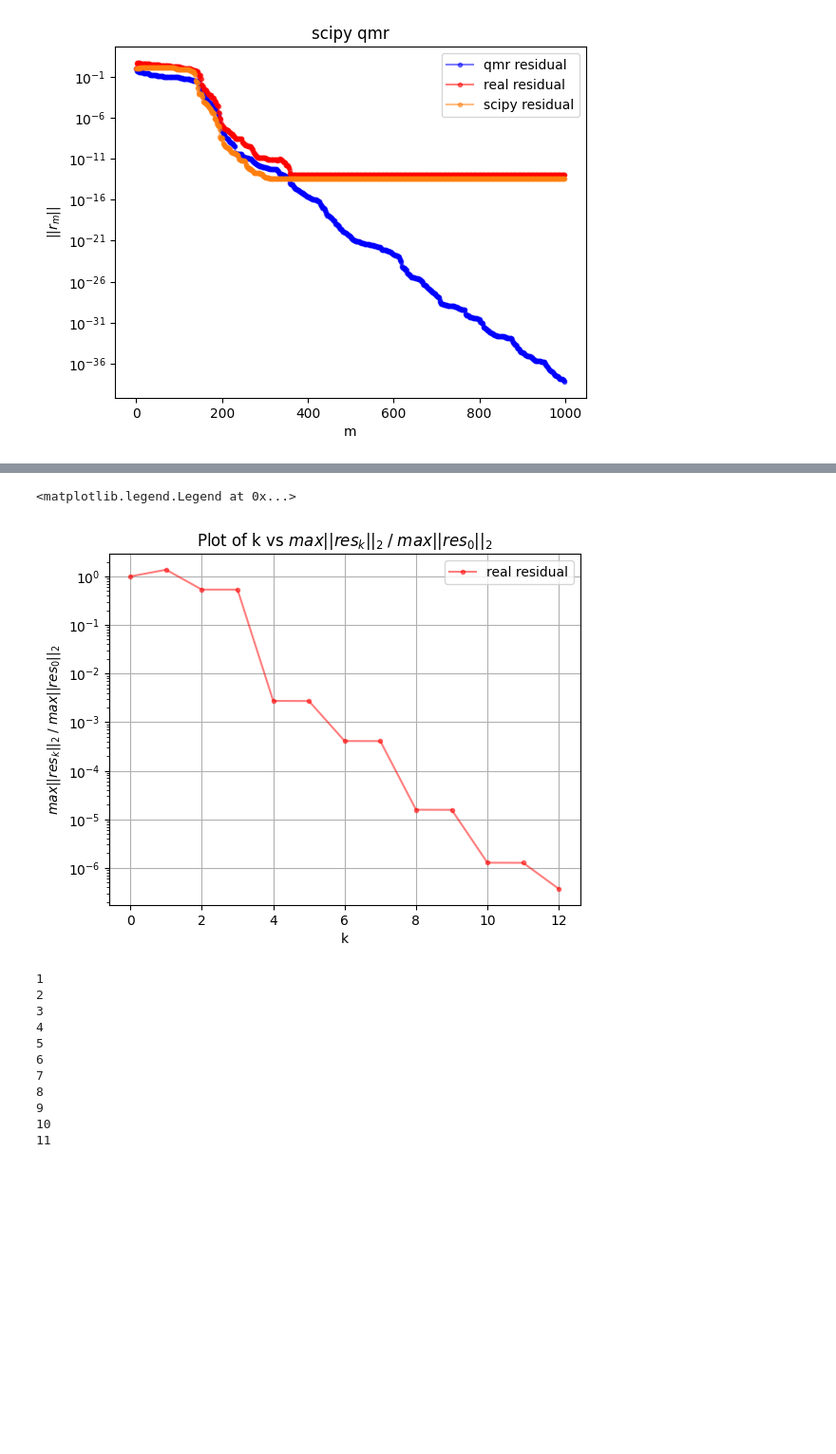
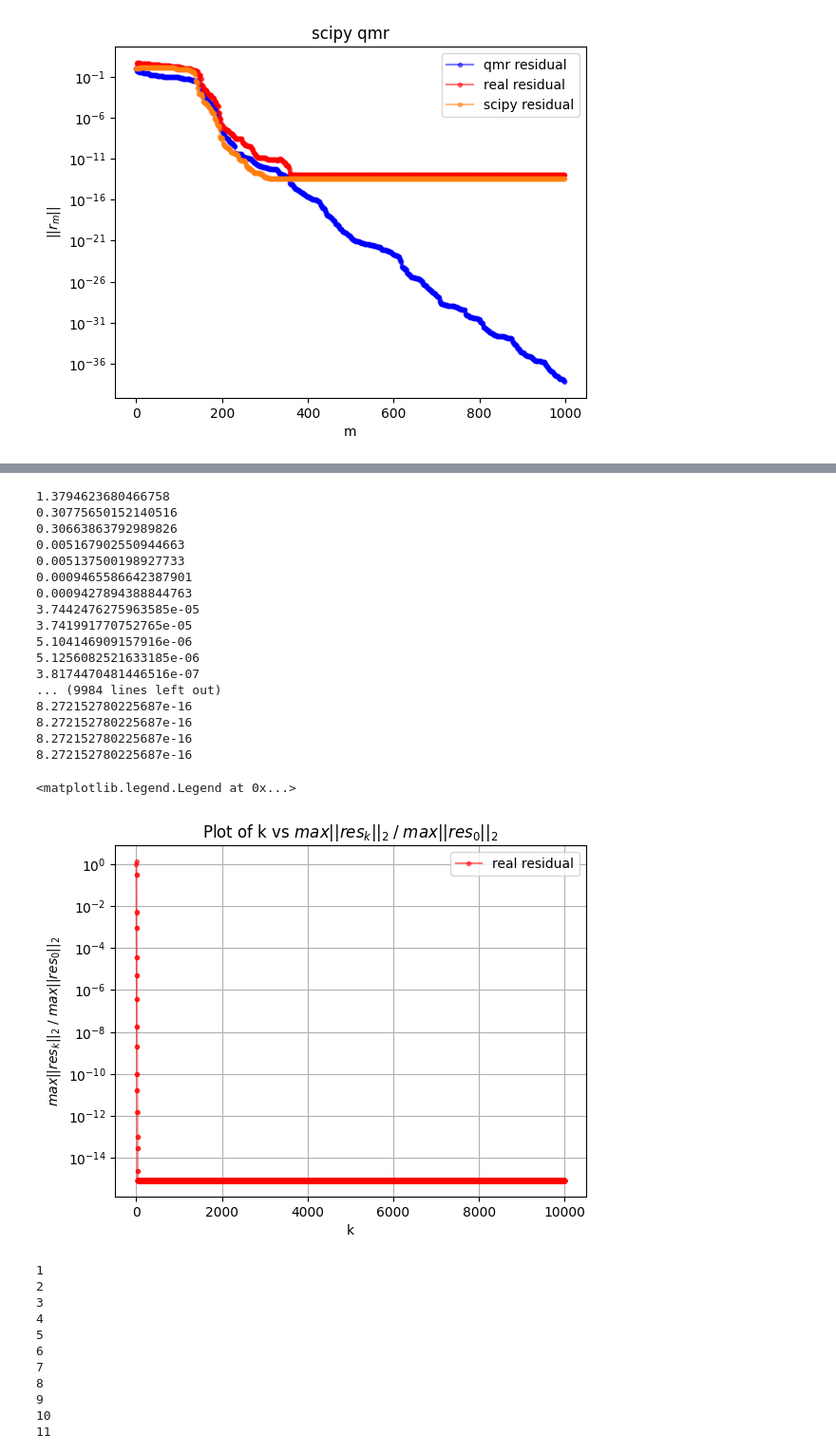
Before and after one commit to KozlovNA/bcg_and_qmr, a Jupyter notebook: bcg_and_qmr.ipynb, the cells around one changed output, grey strips where cells are left out. Shown at 95% size. Cells and saved outputs as stored; diff of their text form; code cells hidden in the pictures; blank space fills up the shorter version.

Commit message:
block qmr

```diff
--- a/bcg_and_qmr.ipynb
+++ b/bcg_and_qmr.ipynb
@@ -379,21 +379,21 @@ def quasi_gs(A, V, dtype = np.complex128):
         Q[:,i] = tilde_q_i / R[i,i]
     return Q, R
 
-def block_symmetric_qmr(A, b, x0, max_iter=10000, tol=1e-6):
+def block_symmetric_qmr(A, b, x0,dtype=np.complex128 , max_iter=10000, tol=1e-6):
     N           = np.shape(b)[0]
     s           = np.shape(b)[1]
     x_mm1       = x0
-    v_mm1       = np.zeros((N,s))
-    p_mm1       = np.zeros((N,s))
-    p_mm2       = np.zeros((N,s))
+    v_mm1       = np.zeros((N,s), dtype=dtype)
+    p_mm1       = np.zeros((N,s), dtype=dtype)
+    p_mm2       = np.zeros((N,s), dtype=dtype)
 
-    c_mm1       = np.zeros((s,s))
-    b_mm2       = np.zeros((s,s))
-    b_mm1       = np.zeros((s,s))
+    c_mm1       = np.zeros((s,s), dtype=dtype)
+    b_mm2       = np.zeros((s,s), dtype=dtype)
+    b_mm1       = np.zeros((s,s), dtype=dtype)
 
-    a_mm1       = np.identity(s)
-    d_mm2       = np.identity(s)
-    d_mm1       = np.identity(s)
+    a_mm1       = np.identity(s, dtype=dtype)
+    d_mm2       = np.identity(s, dtype=dtype)
+    d_mm1       = np.identity(s, dtype=dtype)
 
     tilde_v_m   = b - A@x0
     v_m, beta_m = quasi_gs(A, tilde_v_m) # in complex case quasi-qr needed
@@ -505,26 +505,43 @@ print(omega_mp1)
 # %%
 # test of block_symmetric_qmr()
 
 N = 10
 s = 6
 A = matrix_with_singular_values(np.random.uniform(90.0, 100.0, N), N,N) + 1.0j*np.random.uniform(-10,10,(N,N))
 A_tmp = A + A.T
 A = A_tmp
 b = np.random.rand(N, s) + 0.0j
 x0 = np.zeros((N,s)) + 0.0j
-residuals = block_symmetric_qmr(A, b, x0,tol=1e-6)
+residuals = block_symmetric_qmr(A, b, x0,tol=1e-20)
 
 import matplotlib.pyplot as plt
 plt.plot(range(np.size(residuals)), residuals, marker='o', markersize=3, linestyle='-', color='r', alpha=0.5, label='real residual')
 plt.title(r'Plot of k vs $max||res_k||_2 \;/\; max||res_0||_2$')
 plt.xlabel('k')
 plt.ylabel(r'$max||res_k||_2 \;/\; max||res_0||_2$')
 plt.semilogy()
 plt.grid()
 plt.legend()
 # %% [output]
-<matplotlib.legend.Legend at 0x...>
+1.3794623680466758
+0.30775650152140516
+0.30663863792989826
+0.005167902550944663
+0.005137500198927733
+0.0009465586642387901
+0.0009427894388844763
+3.7442476275963585e-05
+3.741991770752765e-05
+5.104146909157916e-06
+5.1256082521633185e-06
+3.8174470481446516e-07
+... (9984 lines left out)
+8.272152780225687e-16
+8.272152780225687e-16
+8.272152780225687e-16
+8.272152780225687e-16
+<matplotlib.legend.Legend at 0x...>
-[figure, old version]
+[figure, new version]
 # %%
 import numpy as np
 import matplotlib.pyplot as plt
```
Also changed, not shown: parts of 6 cells of this notebook.
